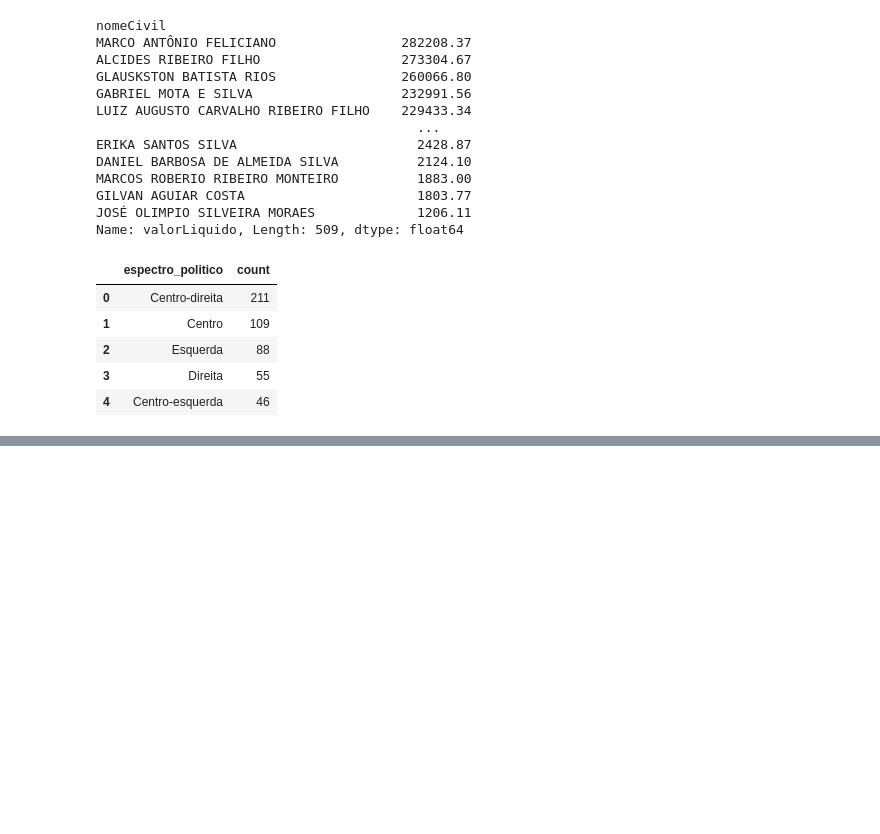
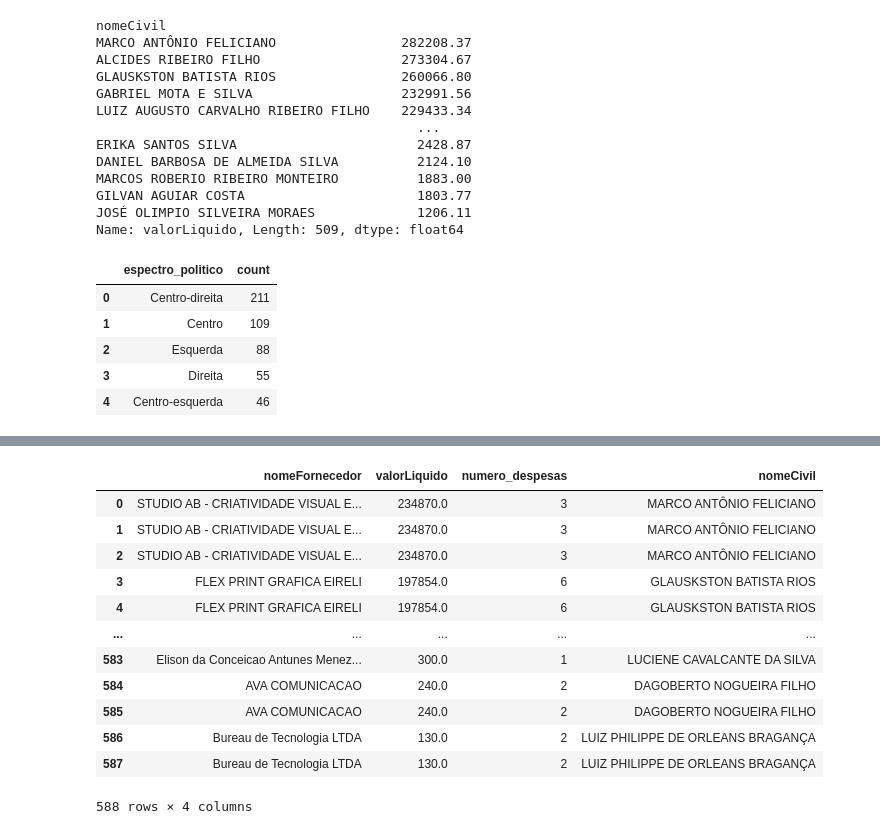
Before and after one commit to Alan-oliveira-analytics/analisa_politico, a Jupyter notebook: notebooks/eda.ipynb, the cells around one changed output, grey strips where cells are left out. Saved outputs shown, nothing was run; the diff lists cells and outputs as text; code cells hidden in the pictures; blank space fills up the shorter version.

```diff
--- a/notebooks/eda.ipynb
+++ b/notebooks/eda.ipynb
@@ -160,0 +210,27 @@ fig.show()
+# %%
+df_atividade_parlamentar = df[df['tipoDespesa'] == 'DIVULGAÇÃO DA ATIVIDADE PARLAMENTAR.']
+gastos_divulgacao = df_atividade_parlamentar.groupby('nomeFornecedor')['valorLiquido'].sum().sort_values(ascending=False)
+gastos_divulgacao = pd.DataFrame(gastos_divulgacao).reset_index()
+gastos_divulgacao['numero_despesas'] = gastos_divulgacao['nomeFornecedor'].map(df_atividade_parlamentar['nomeFornecedor'].value_counts())
+# Adicionando uma nova coluna com o nome do deputado responsável pela despesa
+gastos_divulgacao = gastos_divulgacao.merge(
+    df_atividade_parlamentar[['nomeFornecedor', 'nomeCivil']],
+    on='nomeFornecedor',
+    how='left'
+)
+
+gastos_divulgacao
+# %% [output]
+|  | nomeFornecedor | valorLiquido | numero_despesas | nomeCivil |
+| 0 | STUDIO AB - CRIATIVIDADE VISUAL E... | 234870.0 | 3 | MARCO ANTÔNIO FELICIANO |
+| 1 | STUDIO AB - CRIATIVIDADE VISUAL E... | 234870.0 | 3 | MARCO ANTÔNIO FELICIANO |
+| 2 | STUDIO AB - CRIATIVIDADE VISUAL E... | 234870.0 | 3 | MARCO ANTÔNIO FELICIANO |
+| 3 | FLEX PRINT GRAFICA EIRELI | 197854.0 | 6 | GLAUSKSTON BATISTA RIOS |
+| 4 | FLEX PRINT GRAFICA EIRELI | 197854.0 | 6 | GLAUSKSTON BATISTA RIOS |
+| ... | ... | ... | ... | ... |
+| 583 | Elison da Conceicao Antunes Menez... | 300.0 | 1 | LUCIENE CAVALCANTE DA SILVA |
+| 584 | AVA COMUNICACAO | 240.0 | 2 | DAGOBERTO NOGUEIRA FILHO |
+| 585 | AVA COMUNICACAO | 240.0 | 2 | DAGOBERTO NOGUEIRA FILHO |
+| 586 | Bureau de Tecnologia LTDA | 130.0 | 2 | LUIZ PHILIPPE DE ORLEANS BRAGANÇA |
+| 587 | Bureau de Tecnologia LTDA | 130.0 | 2 | LUIZ PHILIPPE DE ORLEANS BRAGANÇA |
+588 rows × 4 columns
```
Also changed, not shown: parts of 6 cells of this notebook, 2 other files.
